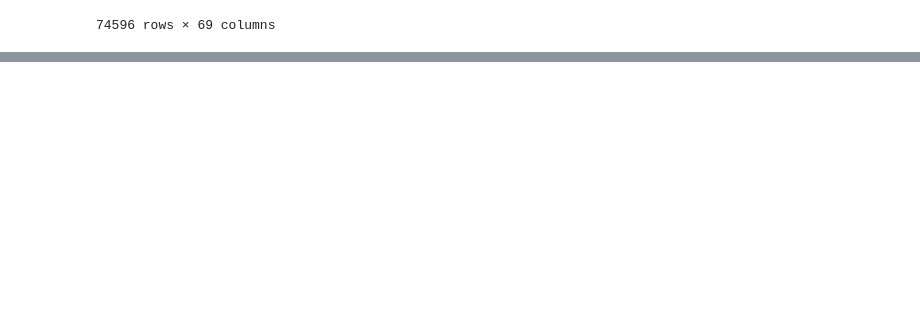
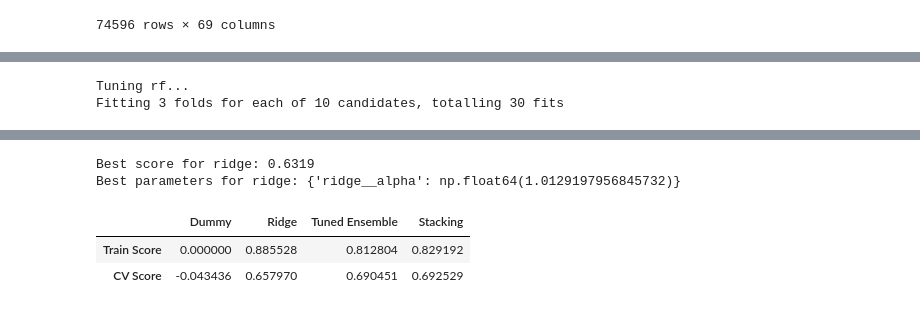
Before and after one commit to adrianlamdev/ubc-analytics, a Jupyter notebook: analysis/notebooks/main.ipynb, the cells around one changed output, grey strips where cells are left out. Cells and saved outputs as stored; diff of their text form; code cells hidden in the pictures; blank space fills up the shorter version.

```diff
--- a/analysis/notebooks/main.ipynb
+++ b/analysis/notebooks/main.ipynb
@@ -448,0 +446,75 @@ array([66.89716875])
+# %%
+rf_pipe = make_pipeline(
+    preprocessor,
+    RandomForestRegressor(random_state=42)
+)
+
+gb_pipe = make_pipeline(
+    preprocessor,
+    GradientBoostingRegressor(random_state=42)
+)
+
+rf_param_dist = {
+    'randomforestregressor__n_estimators': randint(100, 300),
+    'randomforestregressor__max_depth': randint(3, 8),
+}
+
+# GradientBoosting hyperparameter space
+gb_param_dist = {
+    'gradientboostingregressor__n_estimators': randint(100, 500),
+    'gradientboostingregressor__learning_rate': loguniform(1e-3, 1),
+    'gradientboostingregressor__max_depth': randint(3, 10),
+    'gradientboostingregressor__alpha': loguniform(1e-3, 10)
+}
+
+# Ridge hyperparameter space
+ridge_param_dist = {
+    'ridge__alpha': loguniform(1e-3, 100)
+}
+
+models = {
+    'rf': (rf_pipe, rf_param_dist),
+    'gb': (gb_pipe, gb_param_dist),
+    'ridge': (rg_pipe, ridge_param_dist)
+}
+best_models = {}
+for name, (model, param_dist) in models.items():
+    print(f"Tuning {name}...")
+
+    search = RandomizedSearchCV(
+        model,
+        param_distributions=param_dist,
+        n_iter=10,
+        cv=TimeSeriesSplit(n_splits=3),
+        scoring='r2',
+        n_jobs=-1,
+        random_state=42,
+        verbose=1
+    )
+
+    search.fit(X_train, y_train)
+    best_models[name] = search.best_estimator_
+    print(f"Best score for {name}: {search.best_score_:.4f}")
+    print(f"Best parameters for {name}: {search.best_params_}\n")
+
+# Create weighted ensemble based on CV scores
+weights = [search.best_score_ for name in ['rf', 'gb', 'ridge']]
+tuned_ensemble = VotingRegressor(
+    [(name, model) for name, model in best_models.items()],
+    weights=weights
+)
+
+tuned_ensemble.fit(X_train, y_train)
+
+# Use cross validation to evaluate
+cv = TimeSeriesSplit(n_splits=5)
+ensemble_scores = cross_val_score(tuned_ensemble, X_train, y_train, cv=cv, scoring='r2')
+
+
+results['Tuned Ensemble'] = [tuned_ensemble.score(X_train, y_train), ensemble_scores.mean()]
+results_df = pd.DataFrame(results, index=['Train Score', 'CV Score'])
+
+display(results_df)
+# %% [output]
+Tuning rf...
+Fitting 3 folds for each of 10 candidates, totalling 30 fits
@@ -448,0 +548,5 @@ array([66.89716875])
+Best score for ridge: 0.6319
+Best parameters for ridge: {'ridge__alpha': np.float64(1.0129197956845732)}
+|  | Dummy | Ridge | Tuned Ensemble | Stacking |
+| Train Score | 0.000000 | 0.885528 | 0.812804 | 0.829192 |
+| CV Score | -0.043436 | 0.657970 | 0.690451 | 0.692529 |
```
Also changed, not shown: parts of 19 cells of this notebook.
